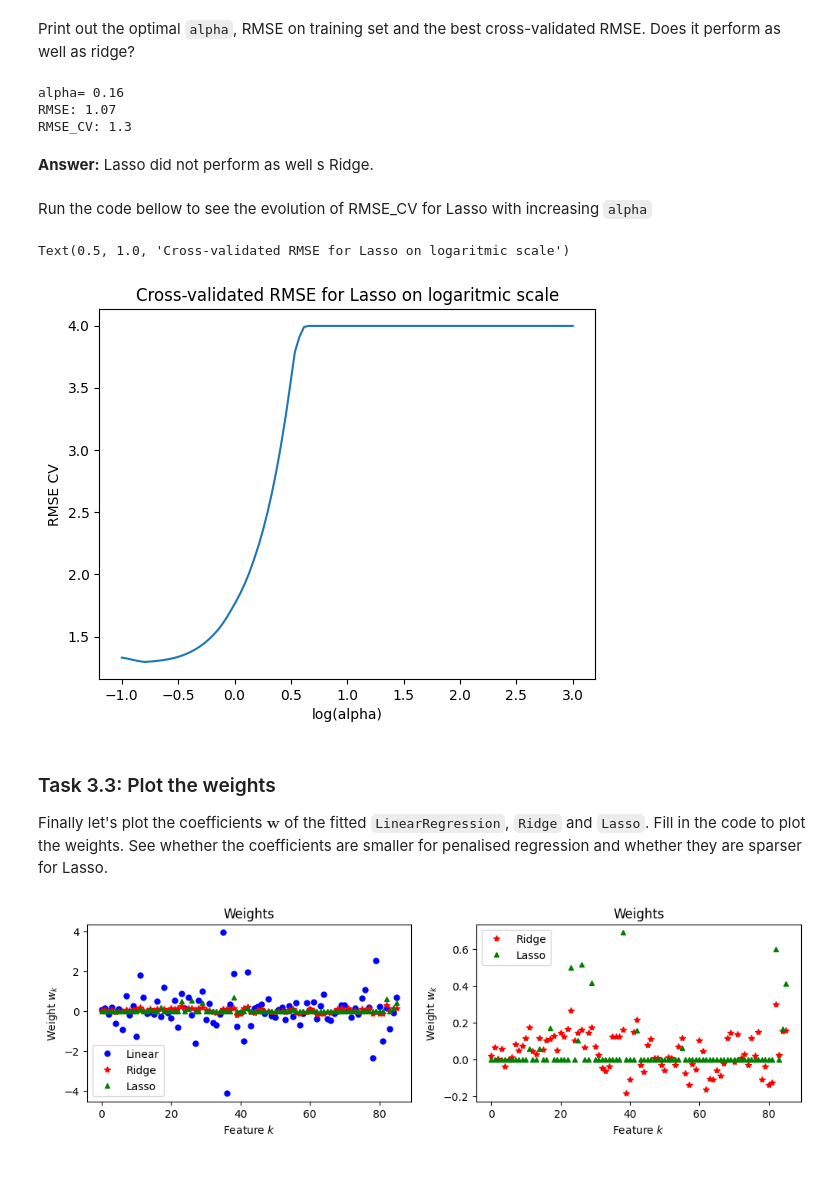
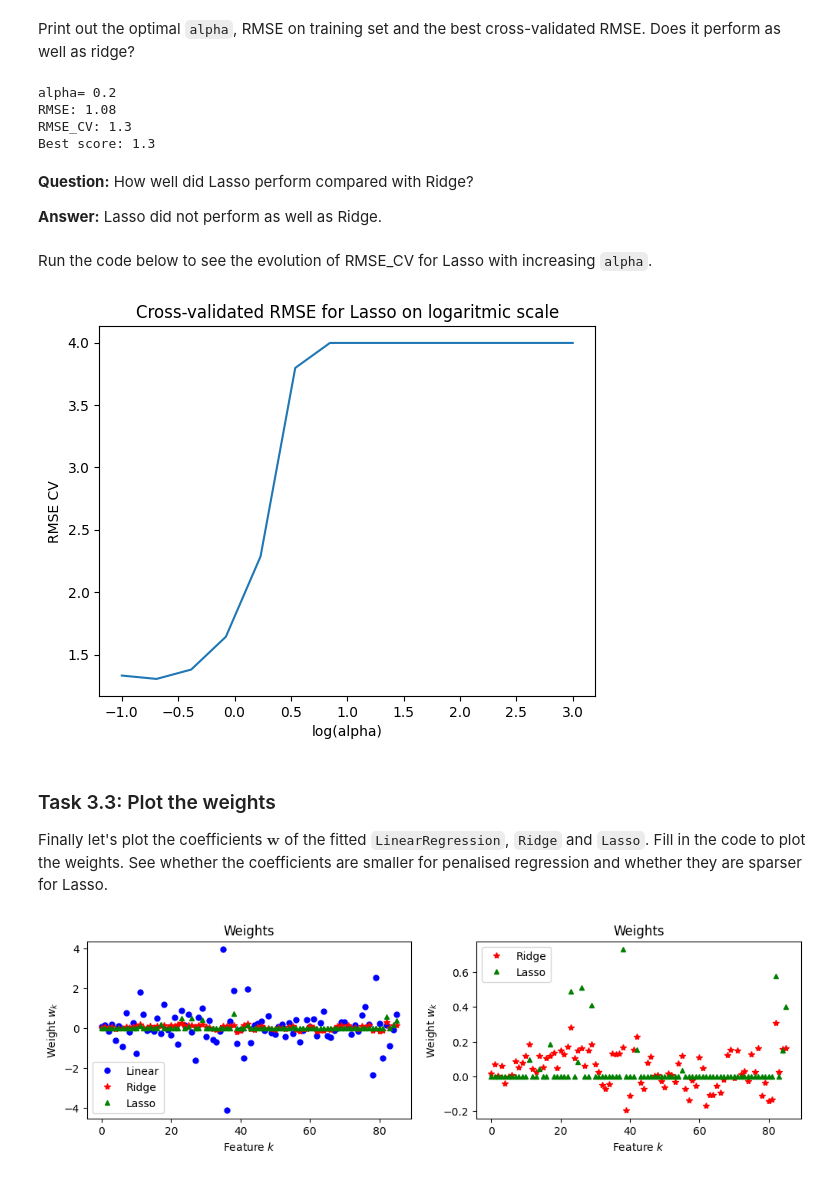
Before and after one commit to MaralAminpour/ML-BME-UofA, a Jupyter notebook: Week-4-Regression-models/4.3-Penalised-regression-solution.ipynb, the cells around one changed output. Drawn from its saved outputs; the diff is of its cells as text; code cells hidden in the pictures.

```diff
--- a/Week-4-Regression-models/4.3-Penalised-regression-solution.ipynb
+++ b/Week-4-Regression-models/4.3-Penalised-regression-solution.ipynb
@@ -184,17 +177,17 @@ Fit `Ridge` regression model. Fill in the code bellow to perform grid search for
 from sklearn.model_selection import GridSearchCV
 from sklearn.linear_model import Ridge
 
-# grid for hyperparameter alpha
-parameters = {"alpha": np.logspace(-3,3,100)}
+# Grid for hyperparameter alpha
+parameters = {"alpha": np.logspace(-3, 3, num=14)} # num was 100, but too slow
 
-# create ridge model
+# Create Ridge model
 model = Ridge()
 
-# perform grid search
-grid_search = GridSearchCV(model, parameters,cv=5,scoring = 'neg_mean_squared_error')
+# Perform grid search
+grid_search = GridSearchCV(model, parameters, cv=5, scoring='neg_mean_squared_error')
 grid_search.fit(X, y)
 
-# remember optimised model
+# Remember optimised model
 model_ridge = grid_search.best_estimator_
 # %% [markdown]
 Print out the optimal `alpha`, RMSE on training set and the best cross-validated RMSE.
@@ -232,7 +224,7 @@ from sklearn.model_selection import GridSearchCV
 from sklearn.linear_model import Lasso
 
 # grid for hyperparameter alpha
-parameters = {"alpha": np.logspace(-1,3,100)}
+parameters = {"alpha": np.logspace(-1, 3, 14)}
 
 # create ridge model
 model = Lasso()
@@ -250,27 +242,30 @@ Print out the optimal `alpha`, RMSE on training set and the best cross-validated
 print('alpha=', round(model_lasso.alpha,2))
 
 # Calculate RMSE and RMSE_CV
-rmse = RMSE(model_lasso,X,y)
-rmse_cv = RMSE_CV(model_lasso,X,y)
+rmse = RMSE(model_lasso, X, y)
+rmse_cv = RMSE_CV(model_lasso, X, y)
 
-# alternative solution
-# print('Best score:', round(np.sqrt(-grid_search.best_score_),2))
+# Alternative solution
+print('Best score:', round(np.sqrt(-grid_search.best_score_),2))
 # %% [output]
-alpha= 0.16
-RMSE: 1.07
+alpha= 0.2
+RMSE: 1.08
 RMSE_CV: 1.3
+Best score: 1.3
 # %% [markdown]
-__Answer:__ Lasso did not perform as well s Ridge.
+**Question:** How well did Lasso perform compared with Ridge?
+
+**Answer:** Lasso did not perform as well as Ridge.
 # %% [markdown]
-Run the code bellow to see the evolution of RMSE_CV for Lasso with increasing `alpha`
+Run the code below to see the evolution of RMSE_CV for Lasso with increasing `alpha`.
 # %%
-plt.plot(np.linspace(-1,3,100),np.sqrt(-grid_search.cv_results_['mean_test_score']))
+plt.plot(np.linspace(-1, 3, 14),np.sqrt(-grid_search.cv_results_['mean_test_score']))
 plt.xlabel('log(alpha)')
 plt.ylabel('RMSE CV')
 plt.title('Cross-validated RMSE for Lasso on logaritmic scale')
+plt.show()
 # %% [output]
-Text(0.5, 1.0, 'Cross-validated RMSE for Lasso on logaritmic scale')
-[figure, old version]
+[figure, new version]
 # %% [markdown]
 ### Task 3.3: Plot the weights
 
@@ -297,4 +292,4 @@ plt.xlabel('Feature $k$')
 plt.ylabel('Weight $w_k$')
 _=plt.legend()
 # %% [output]
-[figure, old version]
+[figure, new version]
```
Also changed, not shown: parts of 22 cells of this notebook, 2 other files.
